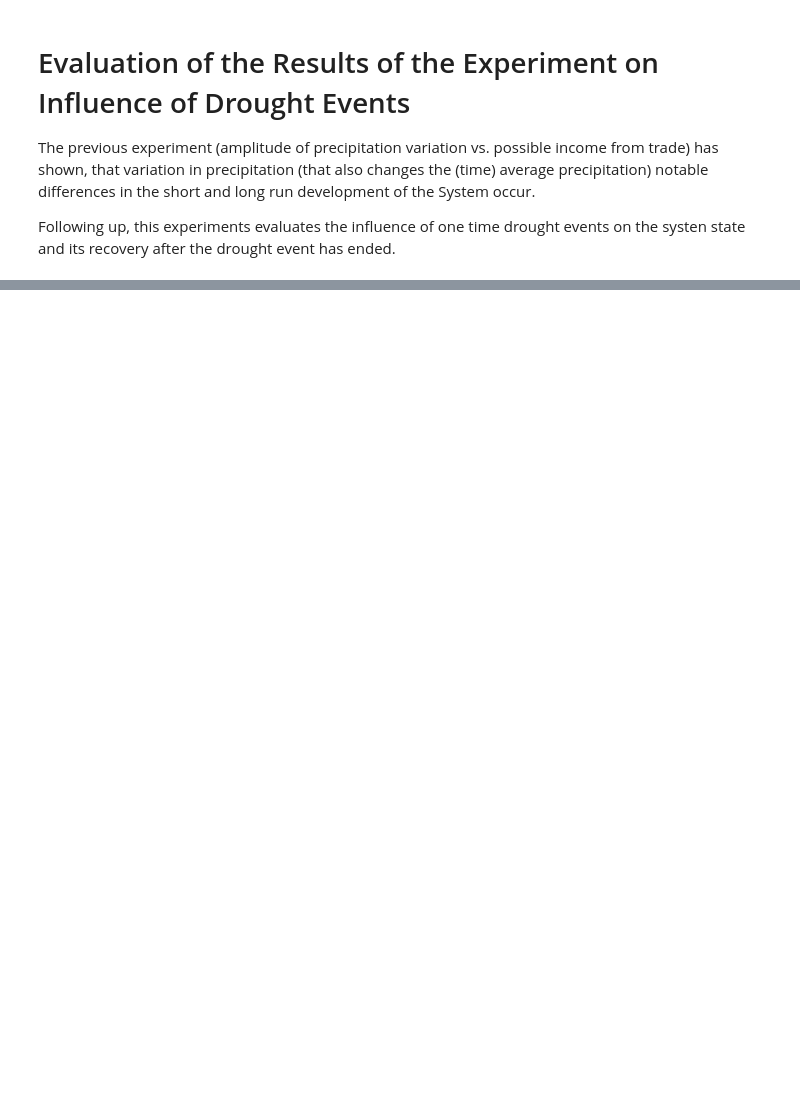
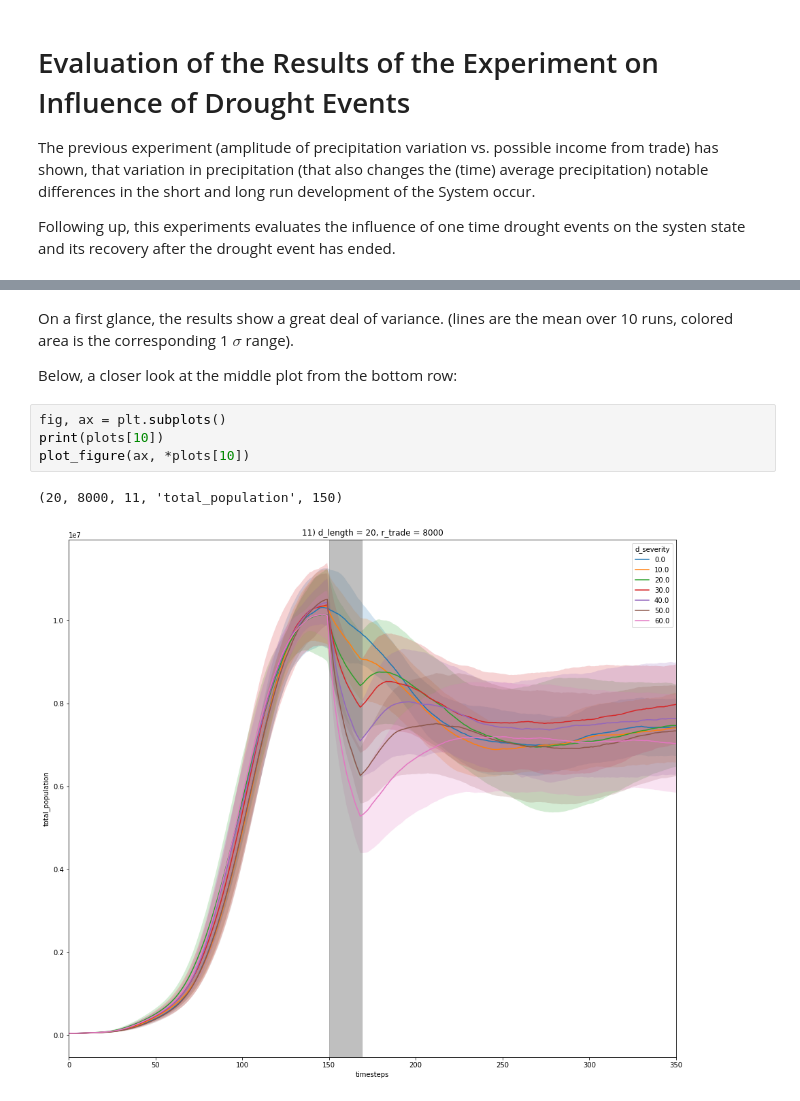
Before and after one commit to jakobkolb/Mayasim, a Jupyter notebook: Evaluation_Notebooks/X6_influence_of_drought_events.ipynb, the cells around one changed output, grey strips where cells are left out. Drawn from its saved outputs; the diff is of its cells as text; blank space fills up the shorter version.

```diff
--- a/Evaluation_Notebooks/X6_influence_of_drought_events.ipynb
+++ b/Evaluation_Notebooks/X6_influence_of_drought_events.ipynb
@@ -36,0 +71,11 @@ Populating the interactive namespace from numpy and matplotlib
+# %% [markdown]
+On a first glance, the results show a great deal of variance. (lines are the mean over 10 runs, colored area is the corresponding 1 $\sigma$ range).
+
+Below, a closer look at the middle plot from the bottom row:
+# %%
+fig, ax = plt.subplots()
+print(plots[10])
+plot_figure(ax, *plots[10])
+# %% [output]
+(20, 8000, 11, 'total_population', 150)
+[figure, added]
```
Also changed, not shown: parts of 6 cells of this notebook, 3 other files.
